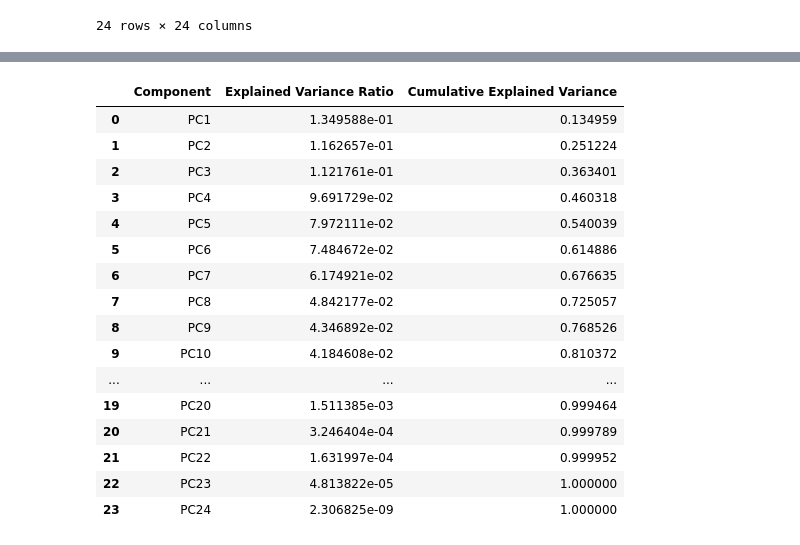
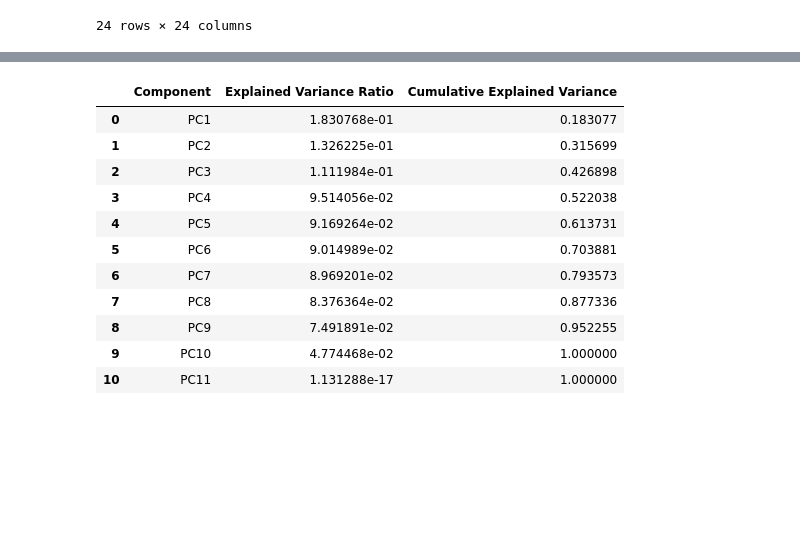
Before and after one commit to Dylan-Nico/Data-Mining-Cyclist-data, a Jupyter notebook: task_3_clustering/k_means.ipynb, the cells around one changed output, grey strips where cells are left out. Saved outputs shown, nothing was run; the diff lists cells and outputs as text; code cells hidden in the pictures; blank space fills up the shorter version.

```diff
--- a/task_3_clustering/k_means.ipynb
+++ b/task_3_clustering/k_means.ipynb
@@ -400,3 +400,6 @@ correlation_matrix
 | time_gap | -0.001424 | -0.001542 | -0.008474 | -0.003840 | -0.000671 | -0.002024 | 0.001188 | 0.000420 | 0.758078 | ... |
 | prestige_weighted_delta | -0.013295 | -0.010211 | 0.002830 | 0.017580 | 0.019938 | -0.010942 | 0.009190 | -0.001359 | 0.970606 | ... |
 24 rows × 24 columns
+# %%
+columns = ['BMI','race_difficulty','team_avg_strength','consistency_score', 'PWR', 'climb_efficiency','prestige_weighted_delta', 'cyclist_age', 'name', 'cyclist', 'length', 'cyclist_age', ]
+df_reduced = df[columns]
@@ -403,47 +439,42 @@ correlation_matrix
 # %%
 from sklearn.decomposition import PCA
 from sklearn.preprocessing import StandardScaler
 
 # Standardizzazione delle feature numeriche
 scaler = StandardScaler()
-numerical_features_scaled = scaler.fit_transform(numerical_features_new)
+numerical_features_scaled = scaler.fit_transform(df_reduced.select_dtypes(include=['float64', 'int64']))
 
 # Applicazione della PCA
 pca = PCA()
 pca_result = pca.fit_transform(numerical_features_scaled)
 
 # Calcoliamo la varianza spiegata per ciascuna componente principale
 explained_variance_ratio = pca.explained_variance_ratio_
 
 # Mostriamo la varianza spiegata cumulativa
 explained_variance_cumulative = explained_variance_ratio.cumsum()
 
 # Creazione di un DataFrame per mostrare i risultati
 pca_summary = pd.DataFrame({
     'Component': [f'PC{i+1}' for i in range(len(explained_variance_ratio))],
     'Explained Variance Ratio': explained_variance_ratio,
     'Cumulative Explained Variance': explained_variance_cumulative
 })
 
 pca_summary
 # %% [output]
 |  | Component | Explained Variance Ratio | Cumulative Explained Variance |
-| 0 | PC1 | 1.349588e-01 | 0.134959 |
-| 1 | PC2 | 1.162657e-01 | 0.251224 |
-| 2 | PC3 | 1.121761e-01 | 0.363401 |
-| 3 | PC4 | 9.691729e-02 | 0.460318 |
-| 4 | PC5 | 7.972111e-02 | 0.540039 |
-| 5 | PC6 | 7.484672e-02 | 0.614886 |
-| 6 | PC7 | 6.174921e-02 | 0.676635 |
-| 7 | PC8 | 4.842177e-02 | 0.725057 |
-| 8 | PC9 | 4.346892e-02 | 0.768526 |
-| 9 | PC10 | 4.184608e-02 | 0.810372 |
-| ... | ... | ... | ... |
-| 19 | PC20 | 1.511385e-03 | 0.999464 |
-| 20 | PC21 | 3.246404e-04 | 0.999789 |
-| 21 | PC22 | 1.631997e-04 | 0.999952 |
-| 22 | PC23 | 4.813822e-05 | 1.000000 |
-| 23 | PC24 | 2.306825e-09 | 1.000000 |
+| 0 | PC1 | 1.830768e-01 | 0.183077 |
+| 1 | PC2 | 1.326225e-01 | 0.315699 |
+| 2 | PC3 | 1.111984e-01 | 0.426898 |
+| 3 | PC4 | 9.514056e-02 | 0.522038 |
+| 4 | PC5 | 9.169264e-02 | 0.613731 |
+| 5 | PC6 | 9.014989e-02 | 0.703881 |
+| 6 | PC7 | 8.969201e-02 | 0.793573 |
+| 7 | PC8 | 8.376364e-02 | 0.877336 |
+| 8 | PC9 | 7.491891e-02 | 0.952255 |
+| 9 | PC10 | 4.774468e-02 | 1.000000 |
+| 10 | PC11 | 1.131288e-17 | 1.000000 |
 # %%
 # Utilizzo delle prime due componenti principali per il clustering
 pca_two_components = pca_result[:, :2]
```
Also changed, not shown: parts of 7 cells of this notebook.
